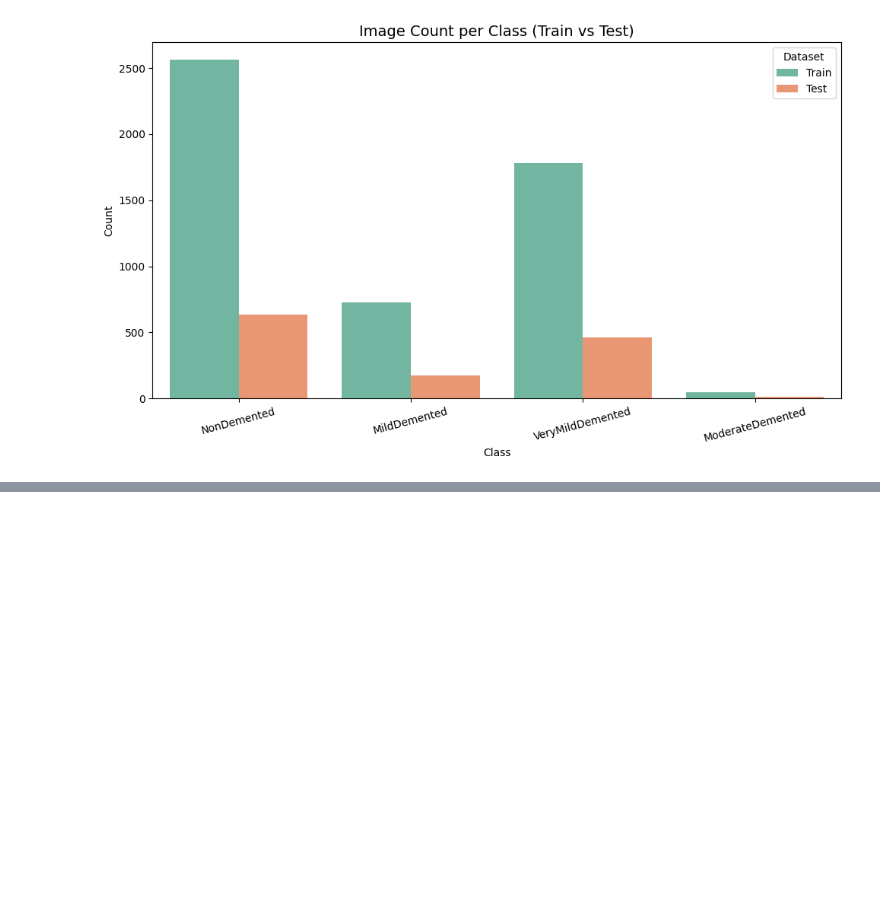
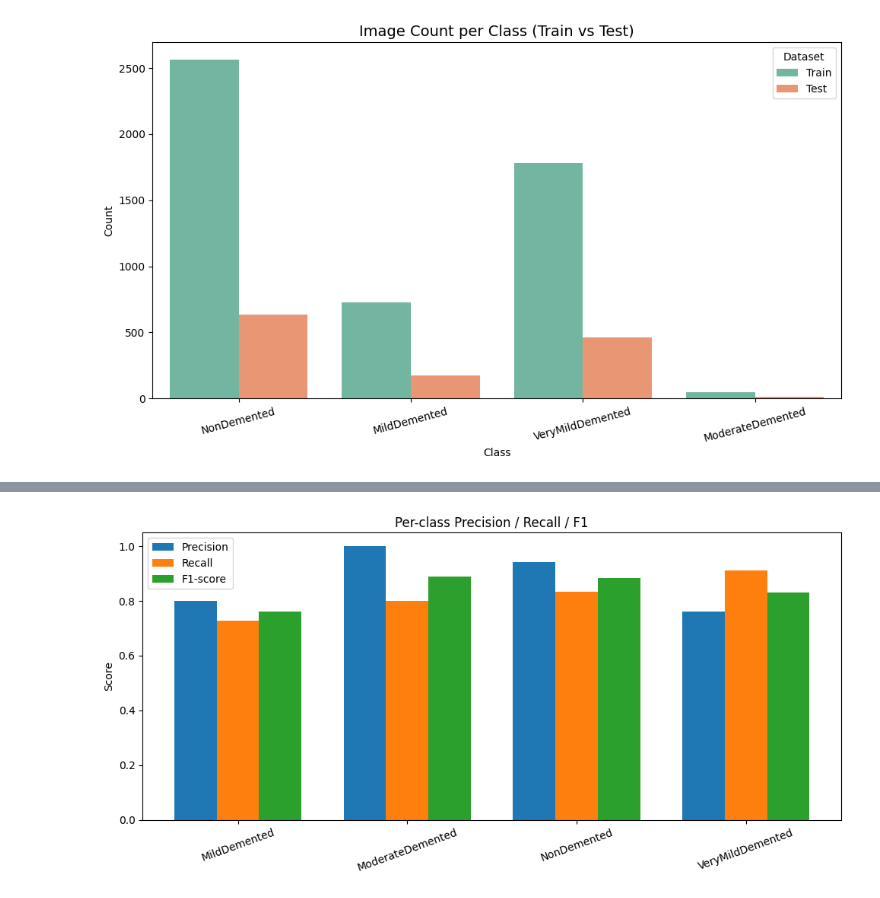
Before and after one commit to saitharun5515/Dissertation-Early-Detection-of-Alzheimer-s-Disease-, a Jupyter notebook: Alzheimers.ipynb, the cells around one changed output, grey strips where cells are left out. Cells and saved outputs as stored; diff of their text form; code cells hidden in the pictures; blank space fills up the shorter version.

```diff
--- a/Alzheimers.ipynb
+++ b/Alzheimers.ipynb
@@ -93,0 +362,20 @@ plt.show()
+# %%
+prec, rec, f1, sup = precision_recall_fscore_support(labels, preds, labels=list(range(len(label_names))))
+classes = [label_names[i] for i in range(len(label_names))]
+
+x = np.arange(len(classes))
+width = 0.25
+
+plt.figure(figsize=(10,5))
+plt.bar(x - width, prec, width, label='Precision')
+plt.bar(x, rec, width, label='Recall')
+plt.bar(x + width, f1, width, label='F1-score')
+plt.xticks(x, classes, rotation=20)
+plt.ylim(0,1.05)
+plt.ylabel('Score')
+plt.title('Per-class Precision / Recall / F1')
+plt.legend()
+plt.tight_layout()
+plt.show()
+# %% [output]
+[figure, added]
```
Also changed, not shown: parts of 49 cells of this notebook.
